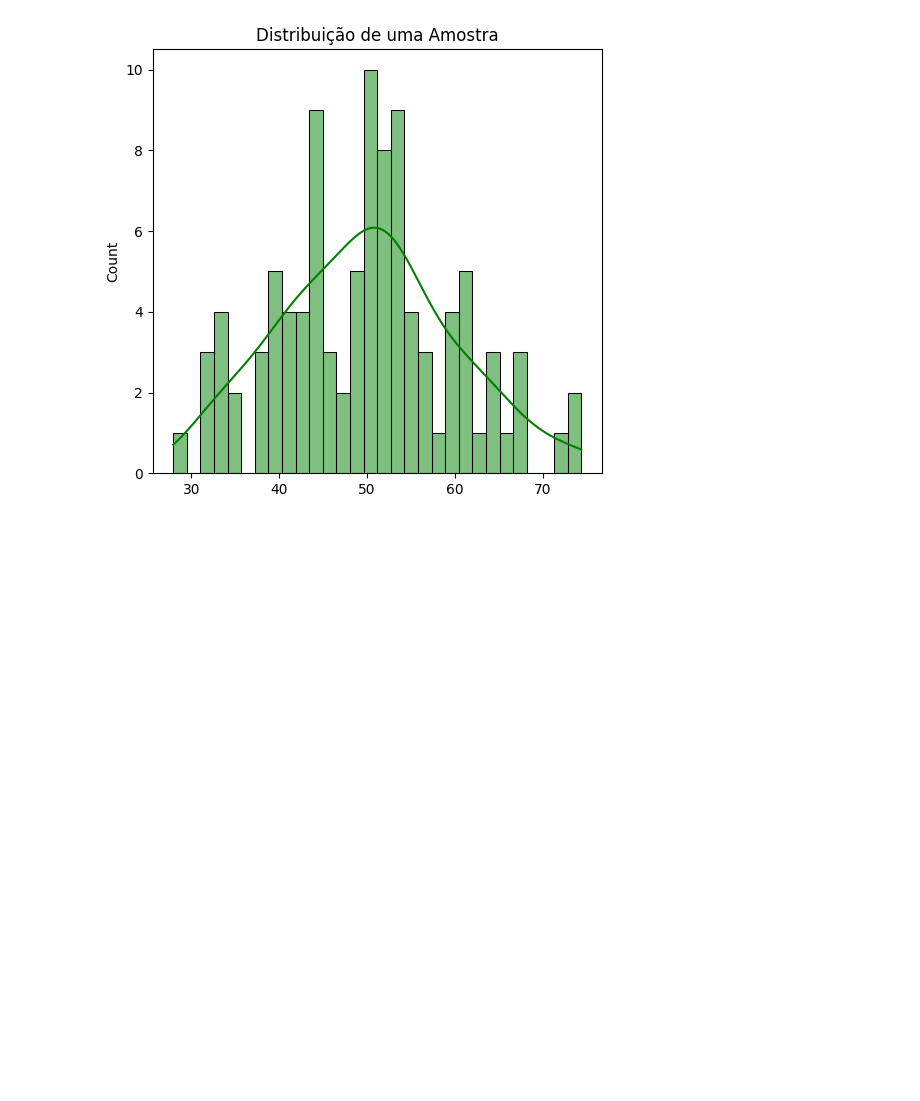
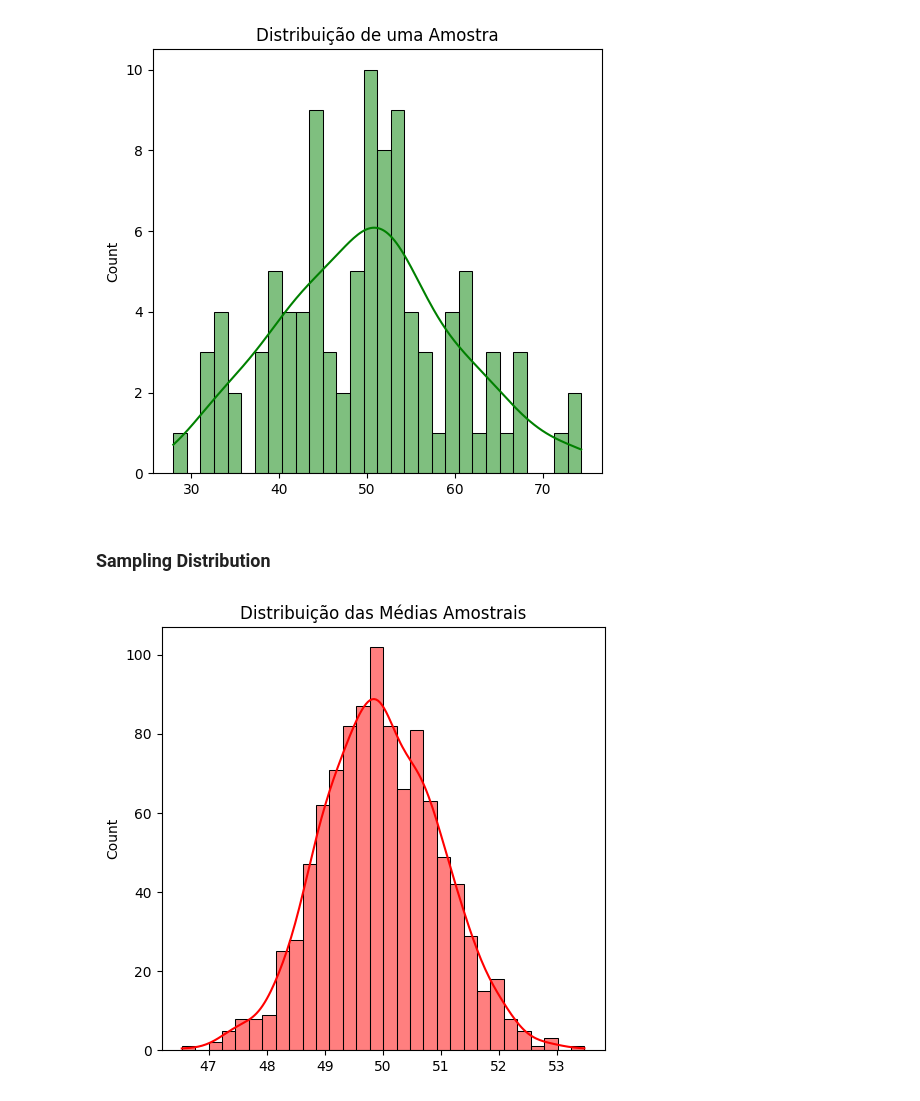
Before and after one commit to MatheuseduPinheiro/sampling-distributions-tlc-pvalue, a Jupyter notebook: index.ipynb, the cells around one changed output. Drawn from its saved outputs; the diff is of its cells as text; code cells hidden in the pictures; blank space fills up the shorter version.

Commit message:
Plotação do Gráfico da Sampling Distribution

```diff
--- a/index.ipynb
+++ b/index.ipynb
@@ -75,3 +75,15 @@ plt.tight_layout()
 plt.show()
 # %% [output]
 [figure]
+# %% [markdown]
+### Sampling Distribution
+# %%
+plt.figure(figsize=(15,5))
+plt.subplot(1, 3, 3)
+sns.histplot(medias_amostrais, kde=True, color='red', bins=30)
+plt.title('Distribuição das Médias Amostrais')
+
+plt.tight_layout()
+plt.show()
+# %% [output]
+[figure, added]
```
